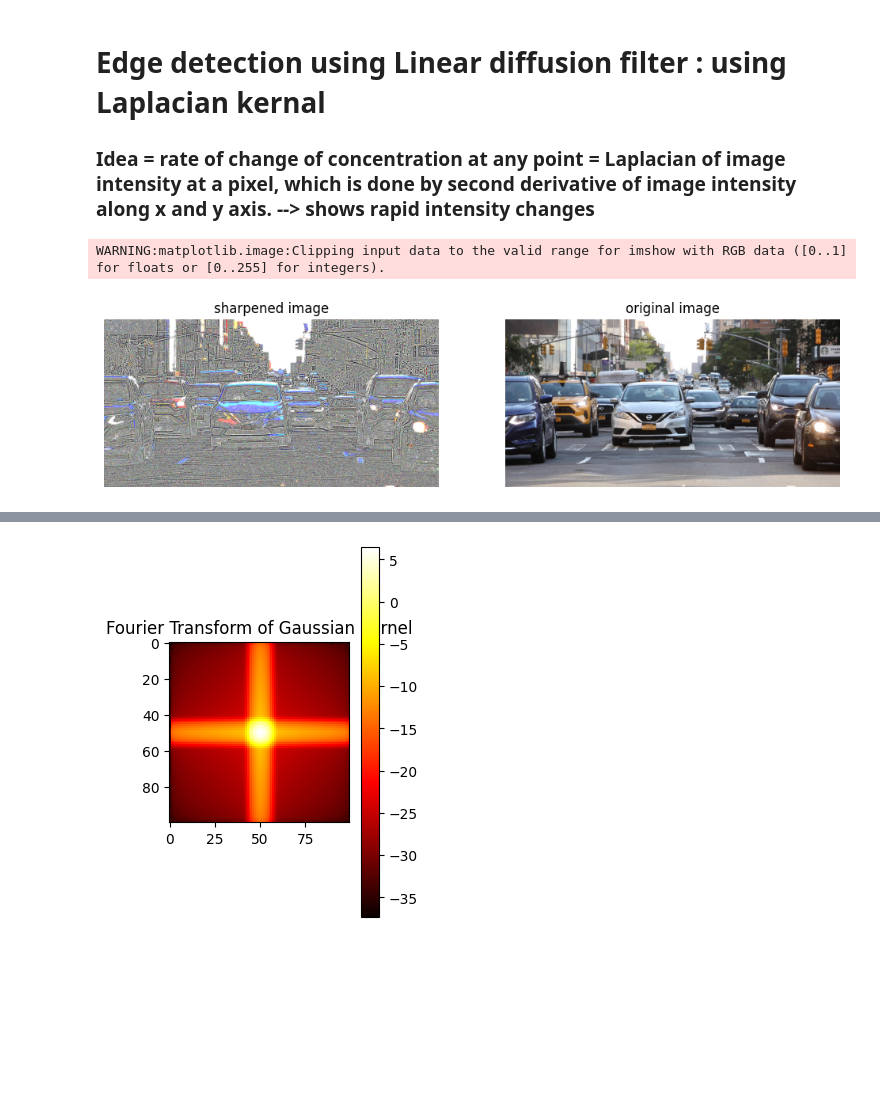
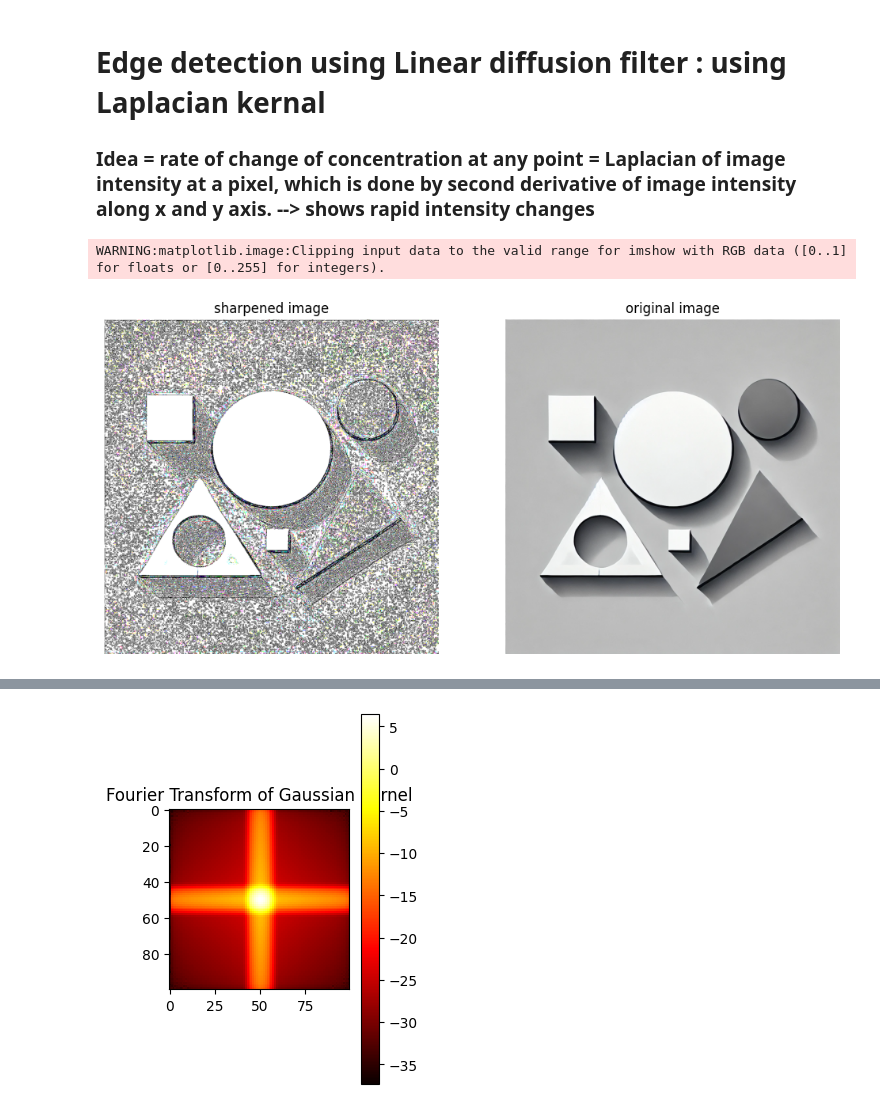
Before and after one commit to Jaseelkt007/ML, a Jupyter notebook: Computer_vision_basics.ipynb, the cells around one changed output, grey strips where cells are left out. Drawn from its saved outputs; the diff is of its cells as text; code cells hidden in the pictures; blank space fills up the shorter version.

```diff
--- a/Computer_vision_basics.ipynb
+++ b/Computer_vision_basics.ipynb
@@ -13,44 +13,44 @@ import numpy as np
 from PIL import Image
 import matplotlib.pyplot as plt
 
-up_image_path = '/content/IMG_1212.jpeg'
+up_image_path = '/content/IMG_123.png'
 img = Image.open(up_image_path)
 
 
 
 img_array = np.array(img)
 
 def linear_diffusion(img_array, alpha):
-    laplace_kernel = np.array([[0,1,0],
-                       [1,-4,1],
-                       [0,1,0],
-                       ])
+    laplace_kernel = np.array([[1,4,1],
+                       [4,-20,4],
+                       [1,4,1],
+                       ])*(1/6)
     lapla_img = np.zeros_like(img_array)
     for c in range(3):
         # adding this laplacian back to the original image enhances the edges
         lapla_img[:, :, c] = convolve(img_array[:,:,c], laplace_kernel, mode='reflect')
     # sharpen the image by adding the laplacian to the original image
     sharpened_img = img_array - alpha * lapla_img
         #print("convolution is hapening")
     sharpened_img = np.clip(sharpened_img, 0,255)
     return sharpened_img
 
 diffused_arry = linear_diffusion(img_array, alpha =0.9)
 plt.figure(figsize=(12,6))
 plt.subplot(1,2,1)
 plt.title("sharpened image")
 plt.imshow(diffused_arry)
 plt.axis('off')
 
 plt.subplot(1,2,2)
 plt.title("original image")
 plt.imshow(img_array)
 plt.axis('off')
 
 plt.show()
 # %% [output]
 WARNING:matplotlib.image:Clipping input data to the valid range for imshow with RGB data ([0..1] for floats or [0..255] for integers).
-[figure, old version]
+[figure, new version]
 # %%
 # Now using Guassian kernal for smoothing
 import scipy.ndimage as ndimage
```
Also changed, not shown: parts of 2 cells of this notebook.
